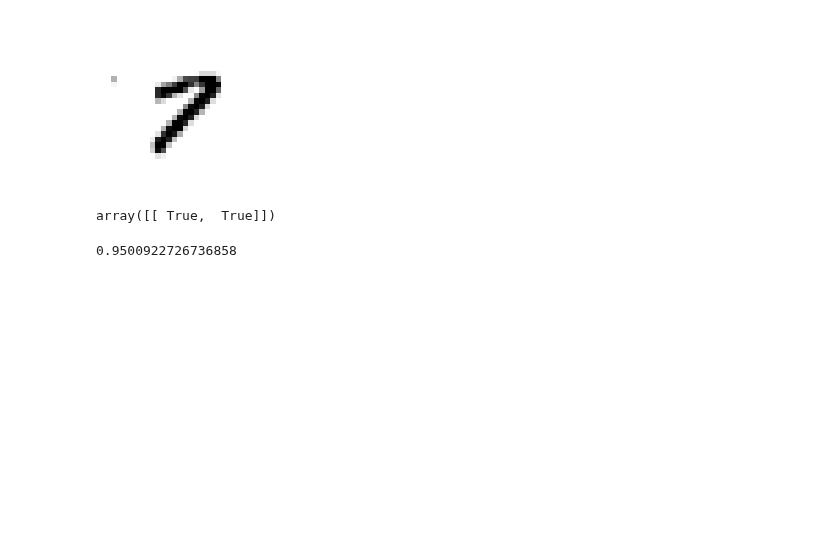
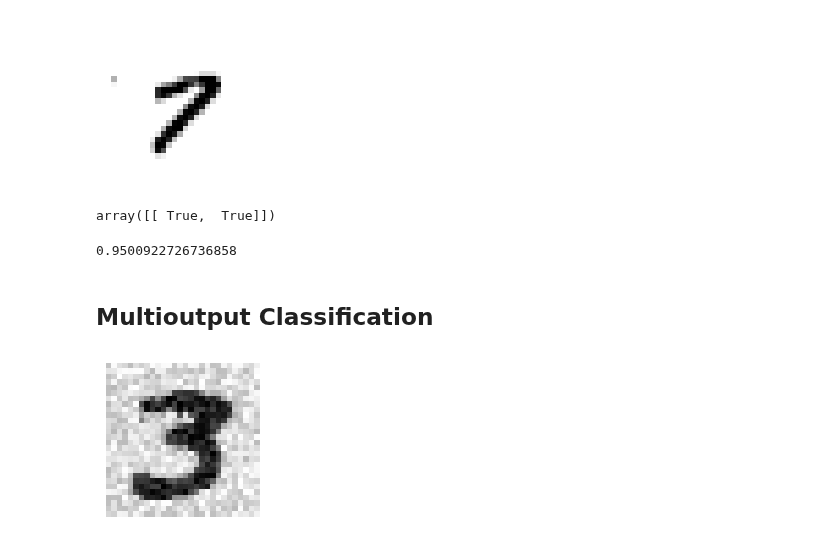
Before and after one commit to KumudithaSilva/Sklearn-ML, a Jupyter notebook: ML_Classification/minest.ipynb, the cells around one changed output. Saved outputs shown, nothing was run; the diff lists cells and outputs as text; code cells hidden in the pictures; blank space fills up the shorter version.

Commit message:
add Multioutput Classification

```diff
--- a/ML_Classification/minest.ipynb
+++ b/ML_Classification/minest.ipynb
@@ -437,3 +455,17 @@ y_train_knn_pred = cross_val_predict(knn_clf, X_train_ovr, y_multilable, cv=3)
 f1_score(y_multilable, y_train_knn_pred, average="macro")
 # %% [output]
 0.9500922726736858
+# %% [markdown]
+## Multioutput Classification
+# %%
+noise = np.random.randint(0, 100, (len(X_train), 784))
+X_train_mod = X_train + noise
+
+noise = np.random.randint(0, 100, (len(X_test), 784))
+X_test_mod = X_test + noise
+
+y_train_mod = y_train
+y_test_mod = y_test
+# %%
+some_digit_multy_noise = X_train_mod[27:28].to_numpy()
+some_digit_multy_noise_image_ovr = some_digit_multy_noise.reshape(28, 28)
@@ -439,0 +475,7 @@ f1_score(y_multilable, y_train_knn_pred, average="macro")
+# %%
+plt.figure(figsize=(2, 2))
+plt.imshow(some_digit_multy_noise_image_ovr, cmap="binary")
+plt.axis("off")
+plt.show()
+# %% [output]
+[figure, added]
```
Also changed, not shown: parts of 11 cells of this notebook.
